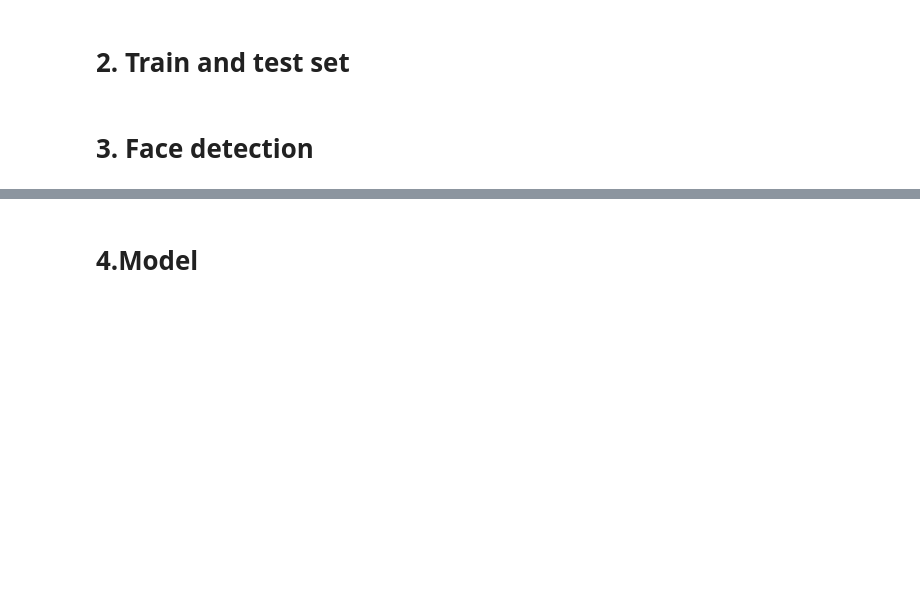
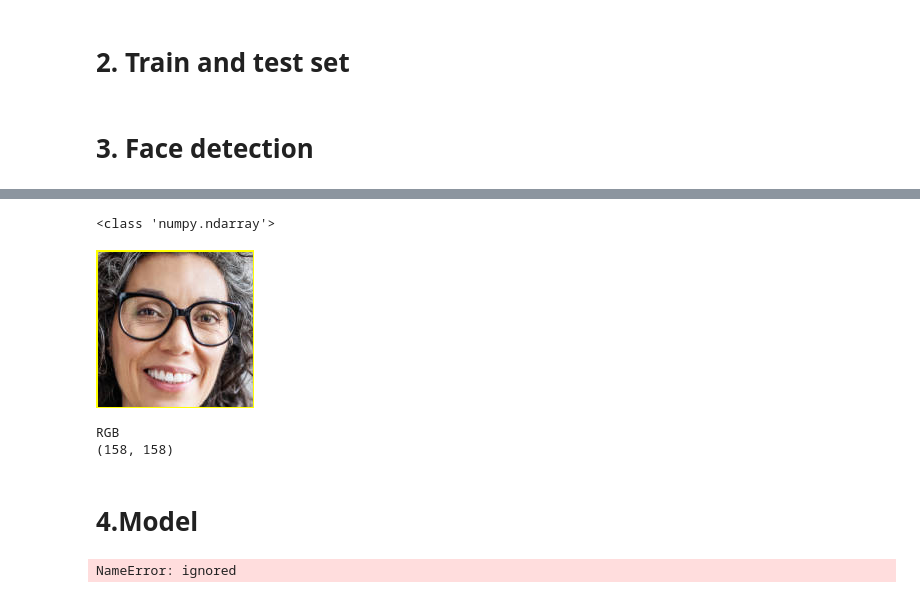
Before and after one commit to KamilShape/Currency-converter, a Jupyter notebook: emotion_detection.ipynb, the cells around one changed output, grey strips where cells are left out. Cells and saved outputs as stored; diff of their text form; code cells hidden in the pictures; blank space fills up the shorter version.

Commit message:
test faces recognition

```diff
--- a/emotion_detection.ipynb
+++ b/emotion_detection.ipynb
@@ -104,3 +139,26 @@ faces_array(surprise_faces, "surprise-person", train_path)
+# %%
+from PIL import Image
+from numpy import asarray
+# # load the image
+# image = Image.open('kolala.jpeg')
+# # convert image to numpy array
+# data = asarray(image)
+# print(type(data))
+# # summarize shape
+# print(data.shape)
+
+# create Pillow image
+image2 = Image.fromarray(smiling_faces[0])
+print(type(smiling_faces[0]))
+cv2_imshow(smiling_faces[0])
+# summarize image details
+print(image2.mode)
+print(image2.size)
+# %% [output]
+<class 'numpy.ndarray'>
+[figure, added]
+RGB
+(158, 158)
 # %% [markdown]
 # **4.Model**
 # %%
@@ -129,3 +180,7 @@ val_ds = keras.utils.image_dataset_from_directory(
+# %%
+train_ds
+# %% [output]
+NameError: ignored
 # %%
 model = Sequential()
 model.add(layers.Rescaling(1./255))
```
Also changed, not shown: parts of 7 cells of this notebook.
